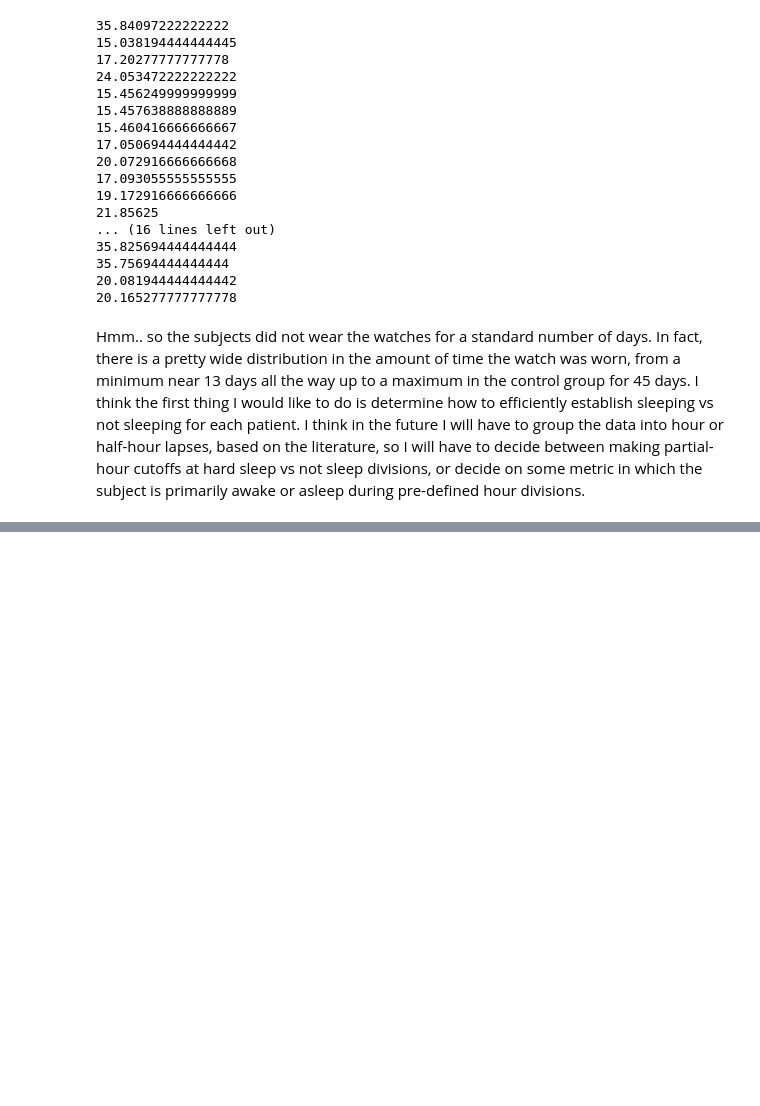
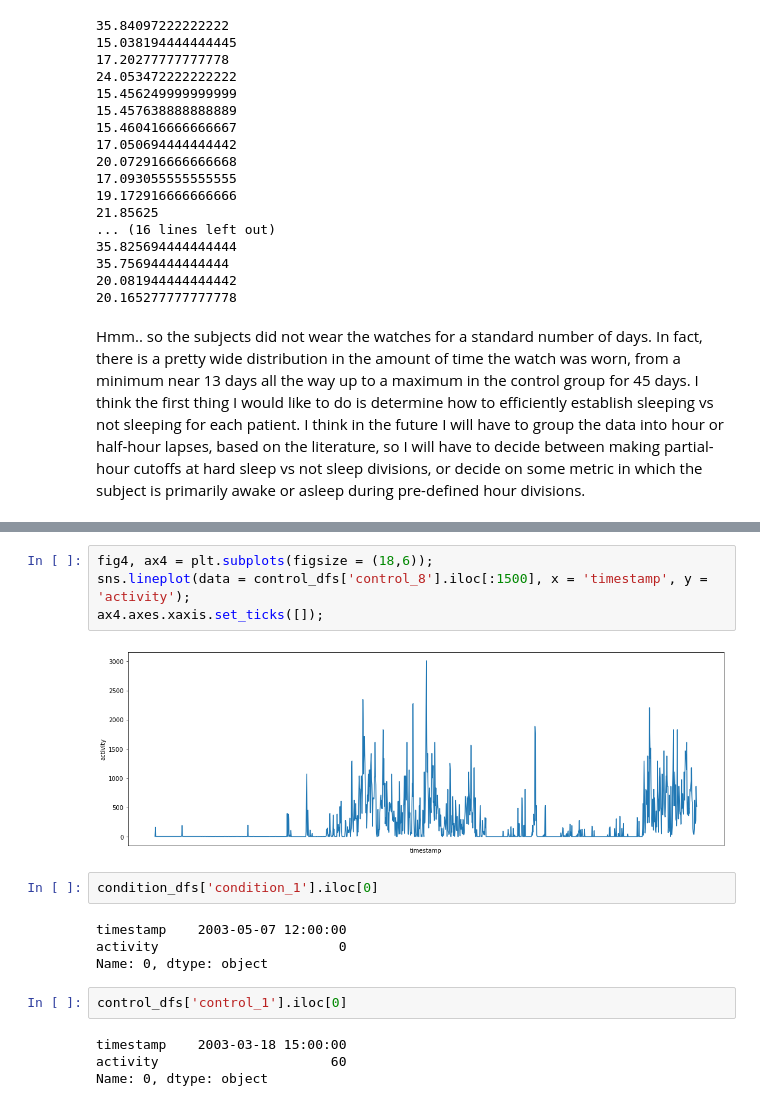
Before and after one commit to mattlegro/MDD-Classification-Project, a Jupyter notebook: preprocessing_and_features.ipynb, the cells around one changed output, grey strips where cells are left out. Drawn from its saved outputs; the diff is of its cells as text; blank space fills up the shorter version.

```diff
--- a/preprocessing_and_features.ipynb
+++ b/preprocessing_and_features.ipynb
@@ -103,0 +141,18 @@ ax2.axes.xaxis.set_ticks([]);
+# %%
+fig4, ax4 = plt.subplots(figsize = (18,6));
+sns.lineplot(data = control_dfs['control_8'].iloc[:1500], x = 'timestamp', y = 'activity');
+ax4.axes.xaxis.set_ticks([]);
+# %% [output]
+[figure, added]
+# %%
+condition_dfs['condition_1'].iloc[0]
+# %% [output]
+timestamp    2003-05-07 12:00:00
+activity                       0
+Name: 0, dtype: object
+# %%
+control_dfs['control_1'].iloc[0]
+# %% [output]
+timestamp    2003-03-18 15:00:00
+activity                      60
+Name: 0, dtype: object
```
Also changed, not shown: parts of 16 cells of this notebook.
